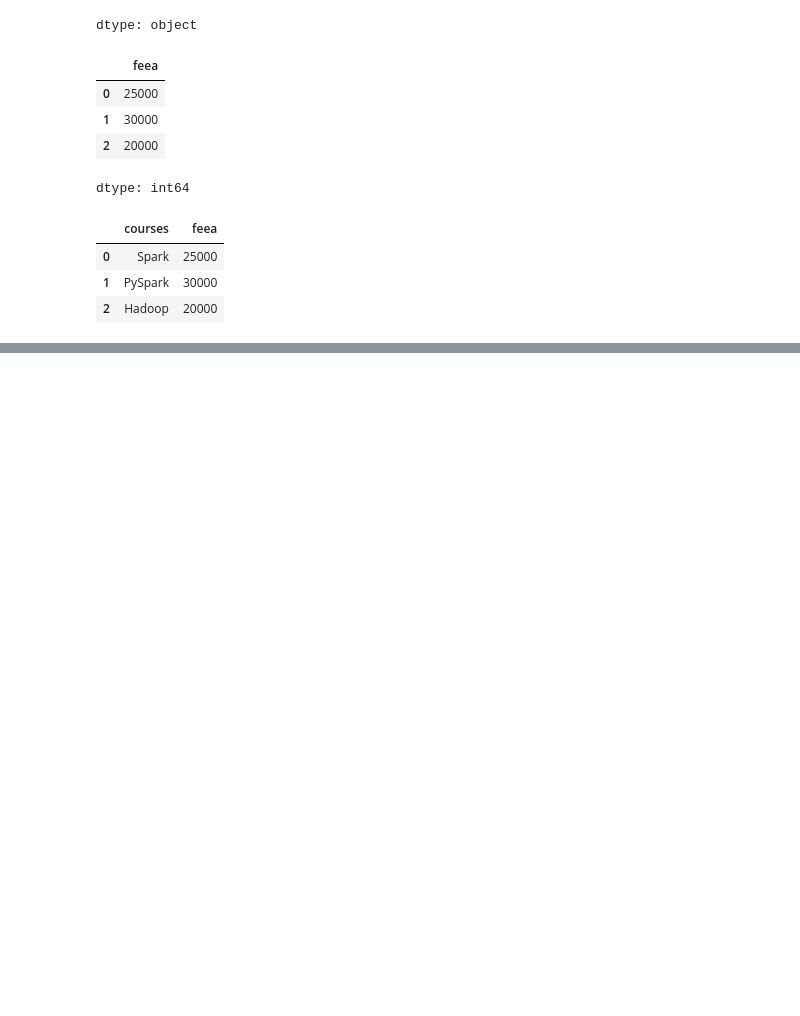
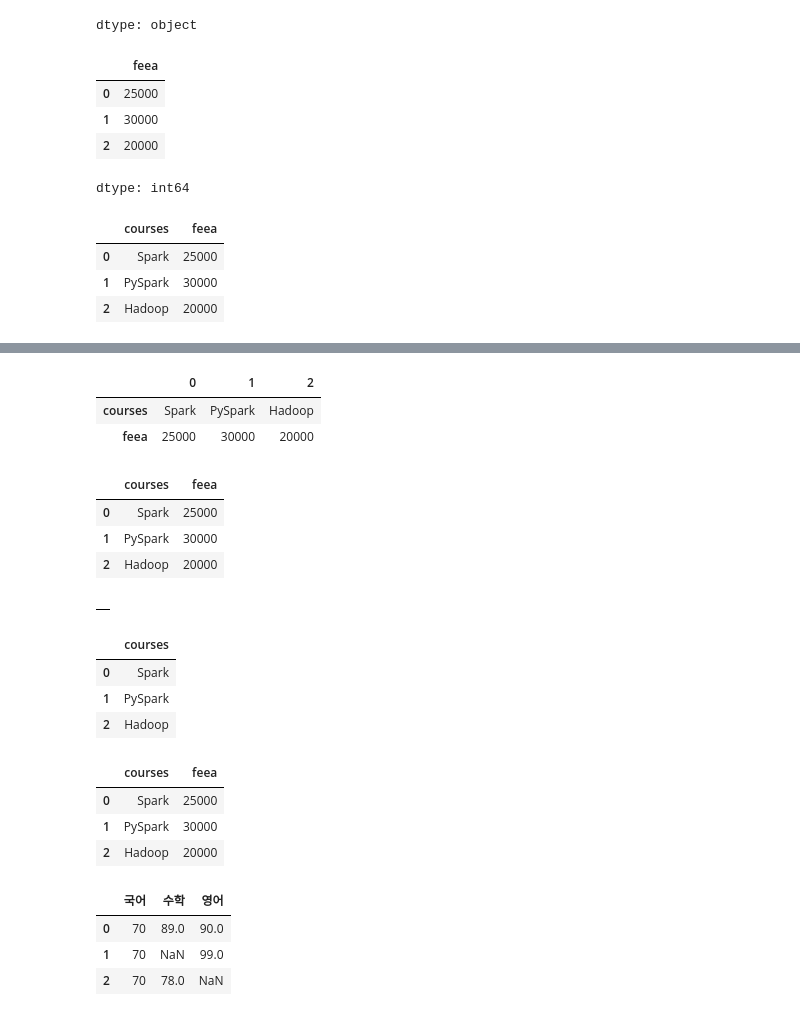
Before and after one commit to tjdwn123/2025-1-myclass-BDA, a Jupyter notebook: inclass/02W_A_0317_pandas_basic.ipynb, the cells around one changed output, grey strips where cells are left out. Drawn from its saved outputs; the diff is of its cells as text; code cells hidden in the pictures; blank space fills up the shorter version.

```diff
--- a/inclass/02W_A_0317_pandas_basic.ipynb
+++ b/inclass/02W_A_0317_pandas_basic.ipynb
@@ -278,0 +291,45 @@ pd.DataFrame({courses.name:courses,fees.name:fees}) # Call pd.DataFrame directly
+# %%
+df=pd.DataFrame([courses,fees])
+df
+# %% [output]
+|  | 0 | 1 | 2 |
+| courses | Spark | PySpark | Hadoop |
+| feea | 25000 | 30000 | 20000 |
+# %%
+df.T
+# %% [output]
+|  | courses | feea |
+| 0 | Spark | 25000 |
+| 1 | PySpark | 30000 |
+| 2 | Hadoop | 20000 |
+# %%
+df=pd.DataFrame()
+df
+# %% [output]
+|  |
+# %%
+df[courses.name]=courses
+df
+# %% [output]
+|  | courses |
+| 0 | Spark |
+| 1 | PySpark |
+| 2 | Hadoop |
+# %%
+df[fees.name]=fees
+df
+# %% [output]
+|  | courses | feea |
+| 0 | Spark | 25000 |
+| 1 | PySpark | 30000 |
+| 2 | Hadoop | 20000 |
+# %%
+df=pd.DataFrame([{'국어':70,'수학':89,'영어':90},
+                 {'국어':70,'영어':99},
+                 {'국어':70,'수학':78}])
+df
+# %% [output]
+|  | 국어 | 수학 | 영어 |
+| 0 | 70 | 89.0 | 90.0 |
+| 1 | 70 | NaN | 99.0 |
+| 2 | 70 | 78.0 | NaN |
```
Also changed, not shown: parts of 19 cells of this notebook.
